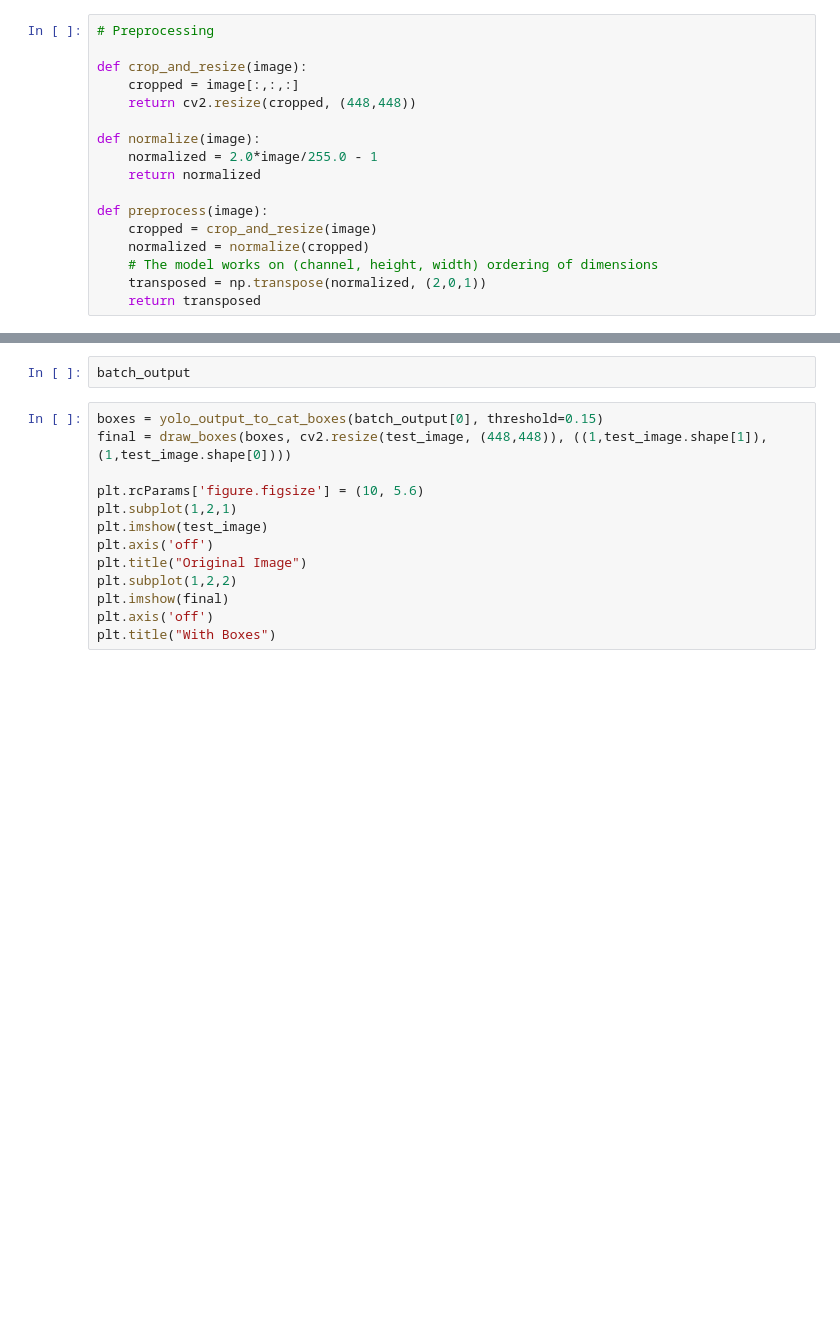
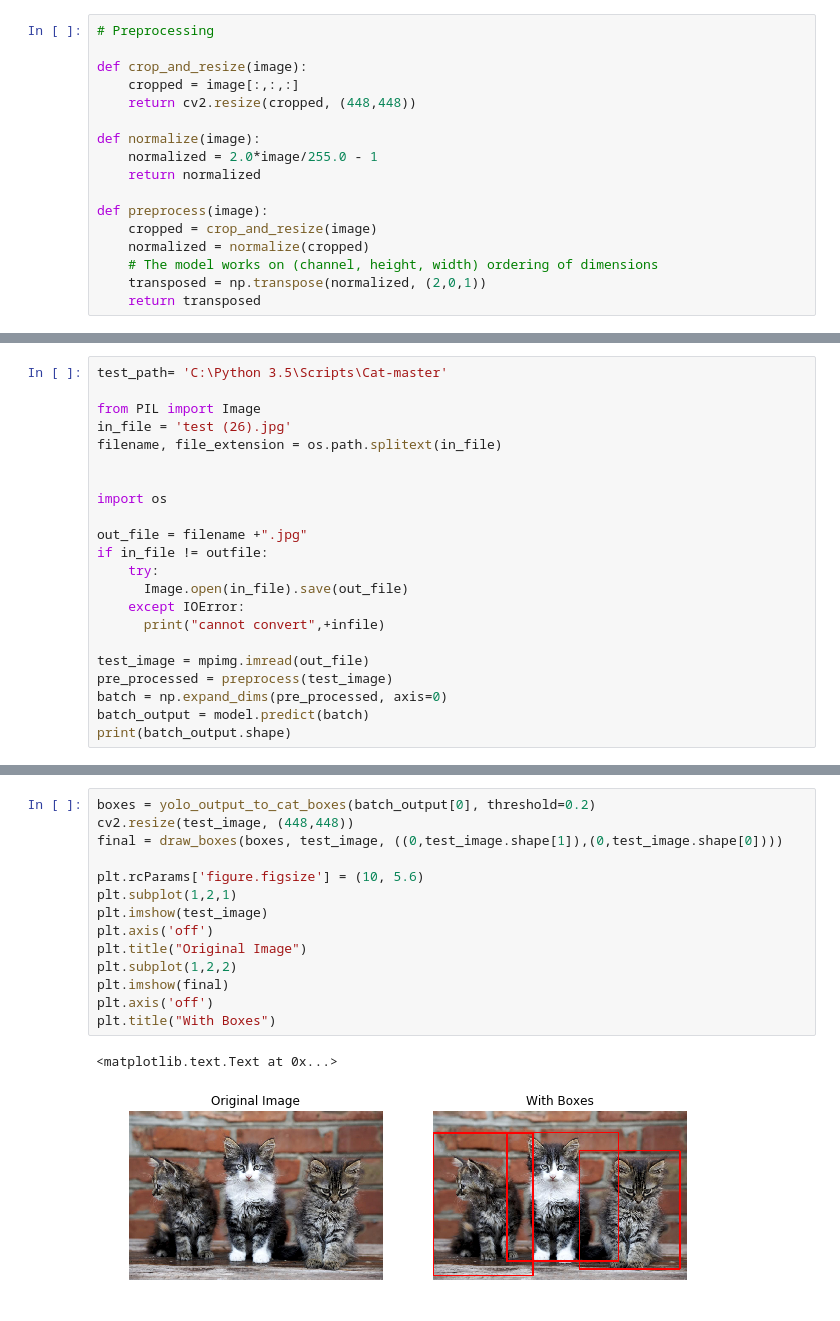
Before and after one commit to jesyfax/Cat, a Jupyter notebook: Keras.ipynb, the cells around one changed output, grey strips where cells are left out. Saved outputs shown, nothing was run; the diff lists cells and outputs as text; blank space fills up the shorter version.

```diff
--- a/Keras.ipynb
+++ b/Keras.ipynb
@@ -326,0 +364,22 @@ print(batch_output.shape)
+# %%
+test_path= 'C:\Python 3.5\Scripts\Cat-master'
+
+from PIL import Image
+in_file = 'test (26).jpg'
+filename, file_extension = os.path.splitext(in_file)
+
+
+import os
+
+out_file = filename +".jpg"
+if in_file != outfile:
+    try:
+      Image.open(in_file).save(out_file)
+    except IOError:
+      print("cannot convert",+infile)
+
+test_image = mpimg.imread(out_file)
+pre_processed = preprocess(test_image)
+batch = np.expand_dims(pre_processed, axis=0)
+batch_output = model.predict(batch)
+print(batch_output.shape)
@@ -329,18 +393,20 @@ plt.imshow(test_image)
-# %%
-batch_output
 # %%
-boxes = yolo_output_to_cat_boxes(batch_output[0], threshold=0.15)
-final = draw_boxes(boxes, cv2.resize(test_image, (448,448)), ((1,test_image.shape[1]),(1,test_image.shape[0])))
+boxes = yolo_output_to_cat_boxes(batch_output[0], threshold=0.2)
+cv2.resize(test_image, (448,448))
+final = draw_boxes(boxes, test_image, ((0,test_image.shape[1]),(0,test_image.shape[0])))
 
 plt.rcParams['figure.figsize'] = (10, 5.6)
 plt.subplot(1,2,1)
 plt.imshow(test_image)
 plt.axis('off')
 plt.title("Original Image")
 plt.subplot(1,2,2)
 plt.imshow(final)
 plt.axis('off')
 plt.title("With Boxes")
+# %% [output]
+<matplotlib.text.Text at 0x...>
+[figure, added]
 # %%
 # Final pipeline
 def pipeline(image):
```
Also changed, not shown: parts of 17 cells of this notebook.
